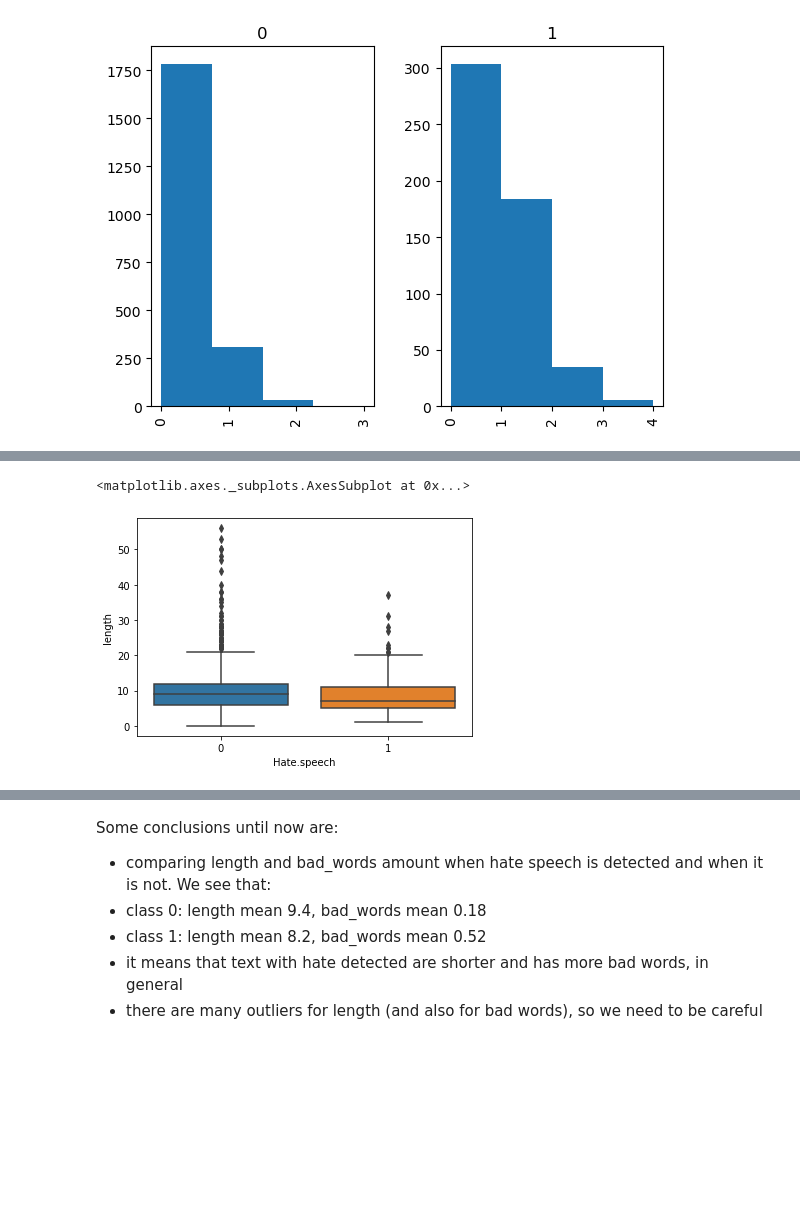
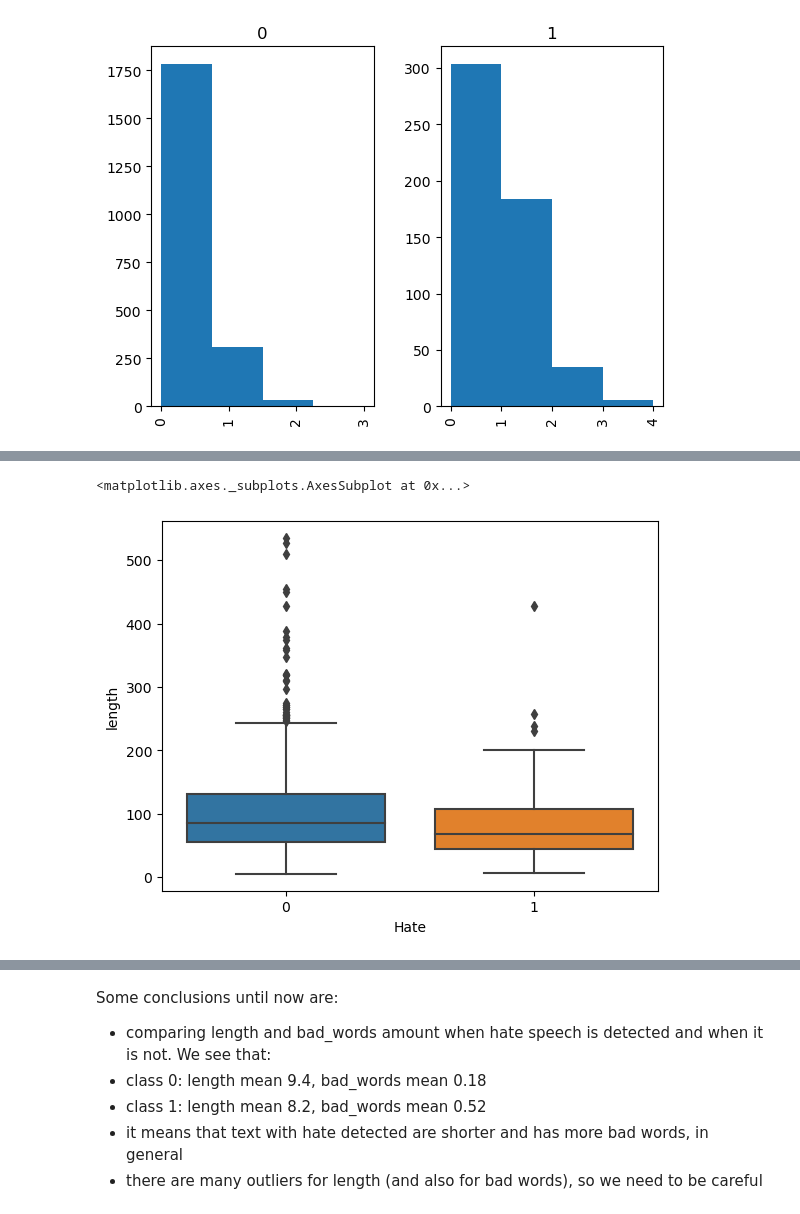
Before and after one commit to luciananobrega/hate_speech_detector, a Jupyter notebook: code/project.ipynb, the cells around one changed output, grey strips where cells are left out. Drawn from its saved outputs; the diff is of its cells as text; code cells hidden in the pictures; blank space fills up the shorter version.

```diff
--- a/code/project.ipynb
+++ b/code/project.ipynb
@@ -8,5 +8,4 @@ Both of the data sets are in portuguese.
 import pandas as pd
 import matplotlib.pyplot as plt
 
-g1_dataset = pd.read_csv('C:\\Users\\Acer\\Documents\\Studies\\Ciência de Dados e Big Data\\13. TCC\\hate_speech_detector\\data\\OffComBR-master\\OffComBR3.csv')
-twitter_dataset = pd.read_csv('C:\\Users\\Acer\\Documents\\Studies\\Ciência de Dados e Big Data\\13. TCC\\hate_speech_detector\\data\\B2Share_eudat\\twitter_dataset.csv')
+dataset = pd.read_csv('C:\\Users\\Acer\\Documents\\Studies\\Ciência de Dados e Big Data\\13. TCC\\hate_speech_detector\\data\\fulldataset.csv')
@@ -237,5 +107,5 @@ sns.boxplot(x='Hate.speech', y='bad_words', data=full_dataset )
 # %%
-sns.boxplot(x='Hate.speech', y='length', data=full_dataset )
+sns.boxplot(x='Hate', y='length', data=dataset )
 # %% [output]
 <matplotlib.axes._subplots.AxesSubplot at 0x...>
-[figure, old version]
+[figure, new version]
```
Also changed, not shown: parts of 38 cells of this notebook, 2 other files.
